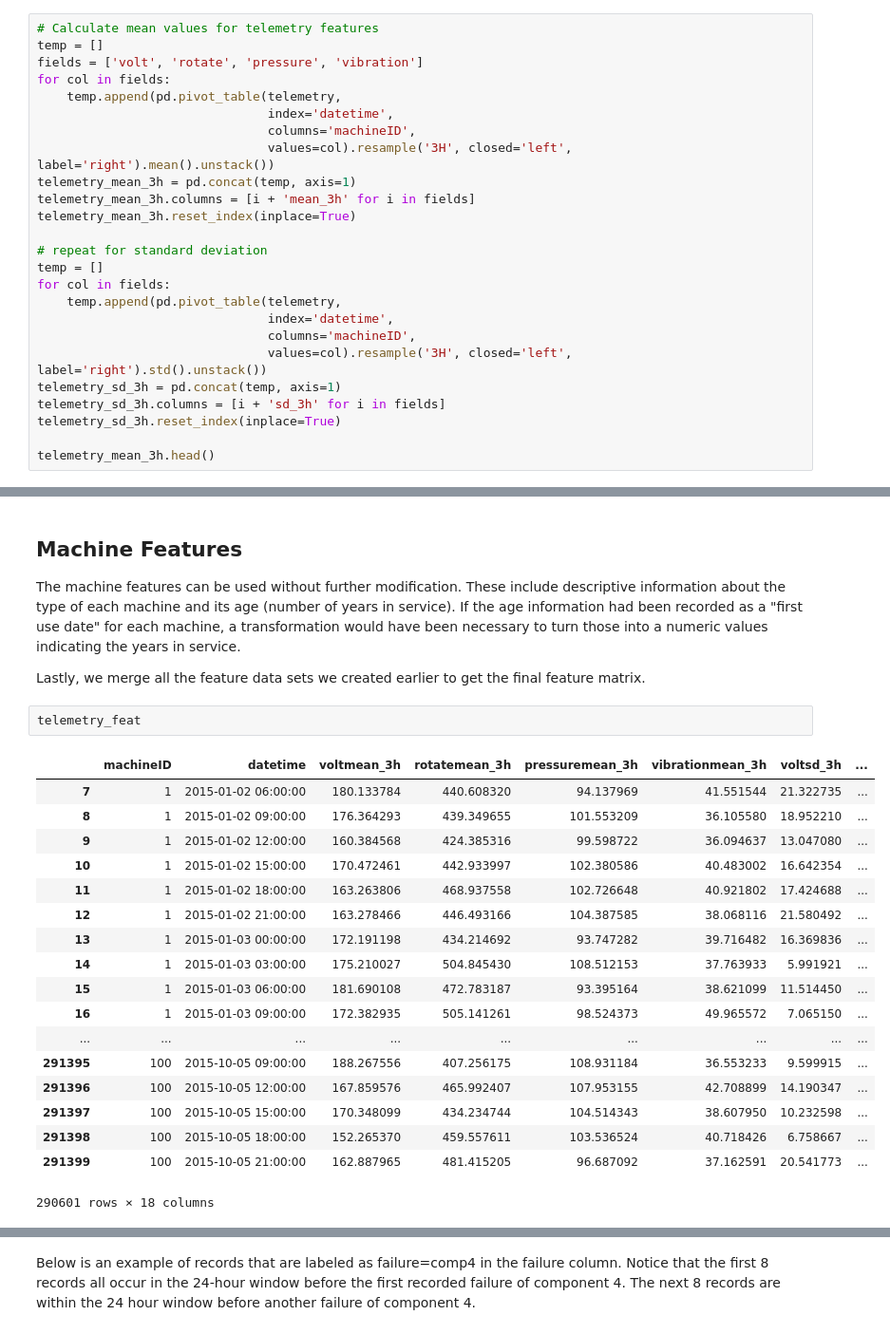
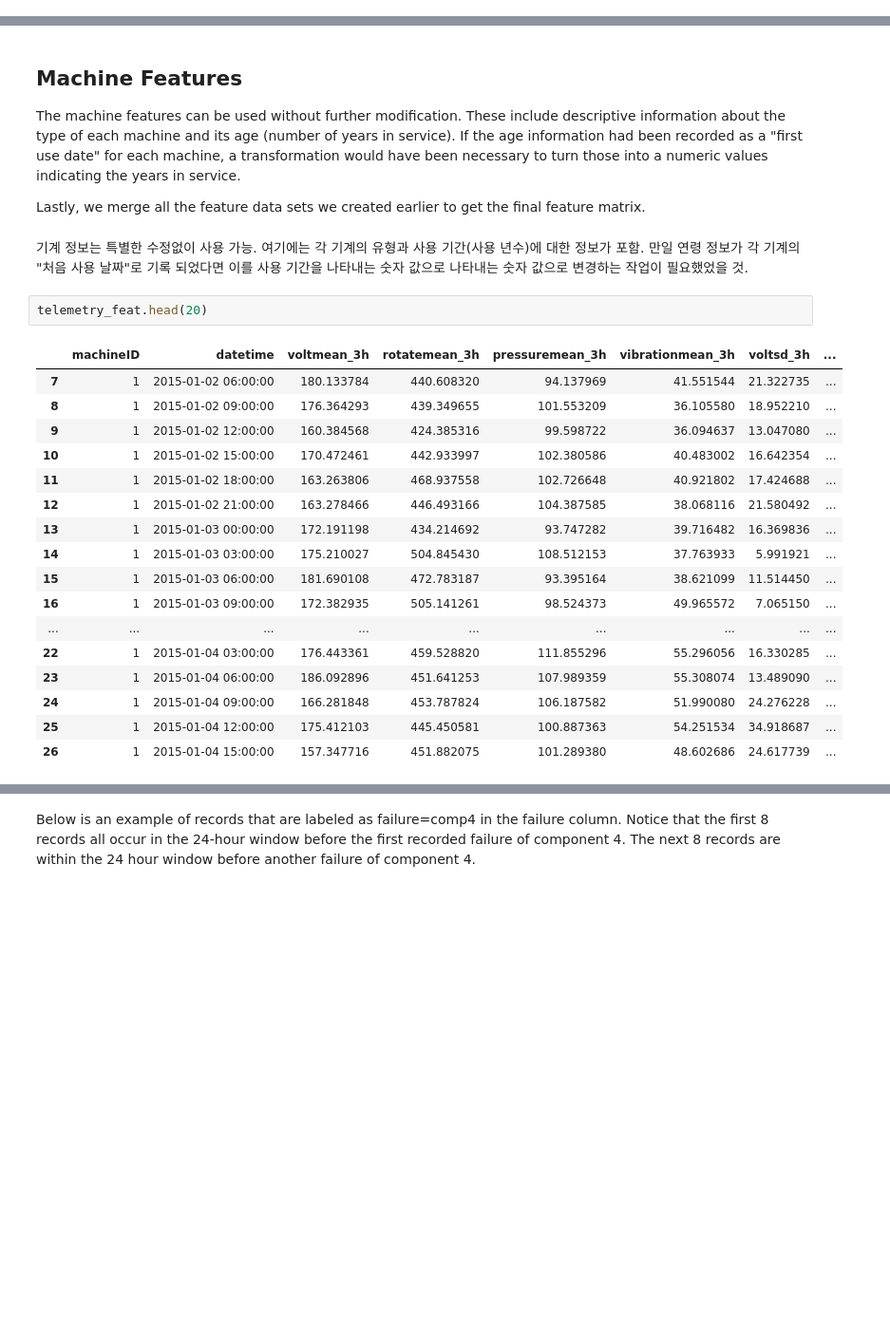
Before and after one commit to forallx94/Predictive_Maintenance_using_Machine-Learning_Microsoft_Casestudy, a Jupyter notebook: Predictive Maintenance using Machine Learning.ipynb, the cells around one changed output, grey strips where cells are left out. Shown: that part at 95% size. Saved outputs shown, nothing was run; the diff lists cells and outputs as text; blank space fills up the shorter version.

```diff
--- a/Predictive Maintenance using Machine Learning.ipynb
+++ b/Predictive Maintenance using Machine Learning.ipynb
@@ -215,25 +227,0 @@ telemetry_mean_3h.reset_index(inplace=True)
-# %%
-# Calculate mean values for telemetry features
-temp = []
-fields = ['volt', 'rotate', 'pressure', 'vibration']
-for col in fields:
-    temp.append(pd.pivot_table(telemetry,
-                               index='datetime',
-                               columns='machineID',
-                               values=col).resample('3H', closed='left', label='right').mean().unstack())
-telemetry_mean_3h = pd.concat(temp, axis=1)
-telemetry_mean_3h.columns = [i + 'mean_3h' for i in fields]
-telemetry_mean_3h.reset_index(inplace=True)
-
-# repeat for standard deviation
-temp = []
-for col in fields:
-    temp.append(pd.pivot_table(telemetry,
-                               index='datetime',
-                               columns='machineID',
-                               values=col).resample('3H', closed='left', label='right').std().unstack())
-telemetry_sd_3h = pd.concat(temp, axis=1)
-telemetry_sd_3h.columns = [i + 'sd_3h' for i in fields]
-telemetry_sd_3h.reset_index(inplace=True)
-
-telemetry_mean_3h.head()
@@ -507,25 +527,27 @@ comp_rep.head()
 The machine features can be used without further modification. These include descriptive information about the type of each machine and its age (number of years in service). If the age information had been recorded as a "first use date" for each machine, a transformation would have been necessary to turn those into a numeric values indicating the years in service.
 
 Lastly, we merge all the feature data sets we created earlier to get the final feature matrix.
+# %% [markdown]
+기계 정보는 특별한 수정없이 사용 가능. 여기에는 각 기계의 유형과 사용 기간(사용 년수)에 대한 정보가 포함.
+만일 연령 정보가 각 기계의 "처음 사용 날짜"로 기록 되었다면 이를 사용 기간을 나타내는 숫자 값으로 나타내는 숫자 값으로 변경하는 작업이 필요했었을 것.
 # %%
-telemetry_feat
+telemetry_feat.head(20)
 # %% [output]
 |  | machineID | datetime | voltmean_3h | rotatemean_3h | pressuremean_3h | vibrationmean_3h | voltsd_3h | ... |
 | 7 | 1 | 2015-01-02 06:00:00 | 180.133784 | 440.608320 | 94.137969 | 41.551544 | 21.322735 | ... |
 | 8 | 1 | 2015-01-02 09:00:00 | 176.364293 | 439.349655 | 101.553209 | 36.105580 | 18.952210 | ... |
 | 9 | 1 | 2015-01-02 12:00:00 | 160.384568 | 424.385316 | 99.598722 | 36.094637 | 13.047080 | ... |
 | 10 | 1 | 2015-01-02 15:00:00 | 170.472461 | 442.933997 | 102.380586 | 40.483002 | 16.642354 | ... |
 | 11 | 1 | 2015-01-02 18:00:00 | 163.263806 | 468.937558 | 102.726648 | 40.921802 | 17.424688 | ... |
 | 12 | 1 | 2015-01-02 21:00:00 | 163.278466 | 446.493166 | 104.387585 | 38.068116 | 21.580492 | ... |
 | 13 | 1 | 2015-01-03 00:00:00 | 172.191198 | 434.214692 | 93.747282 | 39.716482 | 16.369836 | ... |
 | 14 | 1 | 2015-01-03 03:00:00 | 175.210027 | 504.845430 | 108.512153 | 37.763933 | 5.991921 | ... |
 | 15 | 1 | 2015-01-03 06:00:00 | 181.690108 | 472.783187 | 93.395164 | 38.621099 | 11.514450 | ... |
 | 16 | 1 | 2015-01-03 09:00:00 | 172.382935 | 505.141261 | 98.524373 | 49.965572 | 7.065150 | ... |
 | ... | ... | ... | ... | ... | ... | ... | ... | ... |
-| 291395 | 100 | 2015-10-05 09:00:00 | 188.267556 | 407.256175 | 108.931184 | 36.553233 | 9.599915 | ... |
-| 291396 | 100 | 2015-10-05 12:00:00 | 167.859576 | 465.992407 | 107.953155 | 42.708899 | 14.190347 | ... |
-| 291397 | 100 | 2015-10-05 15:00:00 | 170.348099 | 434.234744 | 104.514343 | 38.607950 | 10.232598 | ... |
-| 291398 | 100 | 2015-10-05 18:00:00 | 152.265370 | 459.557611 | 103.536524 | 40.718426 | 6.758667 | ... |
-| 291399 | 100 | 2015-10-05 21:00:00 | 162.887965 | 481.415205 | 96.687092 | 37.162591 | 20.541773 | ... |
+| 22 | 1 | 2015-01-04 03:00:00 | 176.443361 | 459.528820 | 111.855296 | 55.296056 | 16.330285 | ... |
+| 23 | 1 | 2015-01-04 06:00:00 | 186.092896 | 451.641253 | 107.989359 | 55.308074 | 13.489090 | ... |
+| 24 | 1 | 2015-01-04 09:00:00 | 166.281848 | 453.787824 | 106.187582 | 51.990080 | 24.276228 | ... |
+| 25 | 1 | 2015-01-04 12:00:00 | 175.412103 | 445.450581 | 100.887363 | 54.251534 | 34.918687 | ... |
+| 26 | 1 | 2015-01-04 15:00:00 | 157.347716 | 451.882075 | 101.289380 | 48.602686 | 24.617739 | ... |
-290601 rows × 18 columns
 # %%
```
Also changed, not shown: parts of 23 cells of this notebook.
